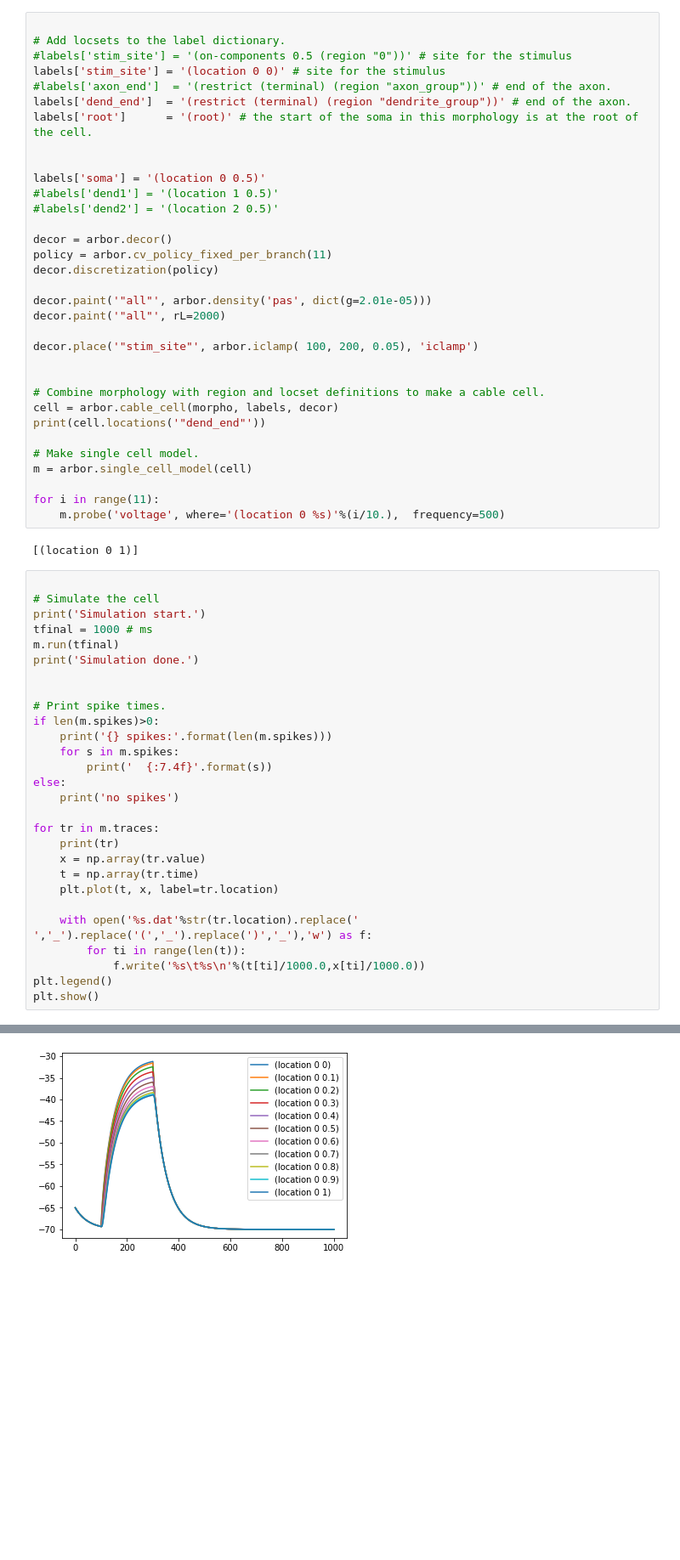
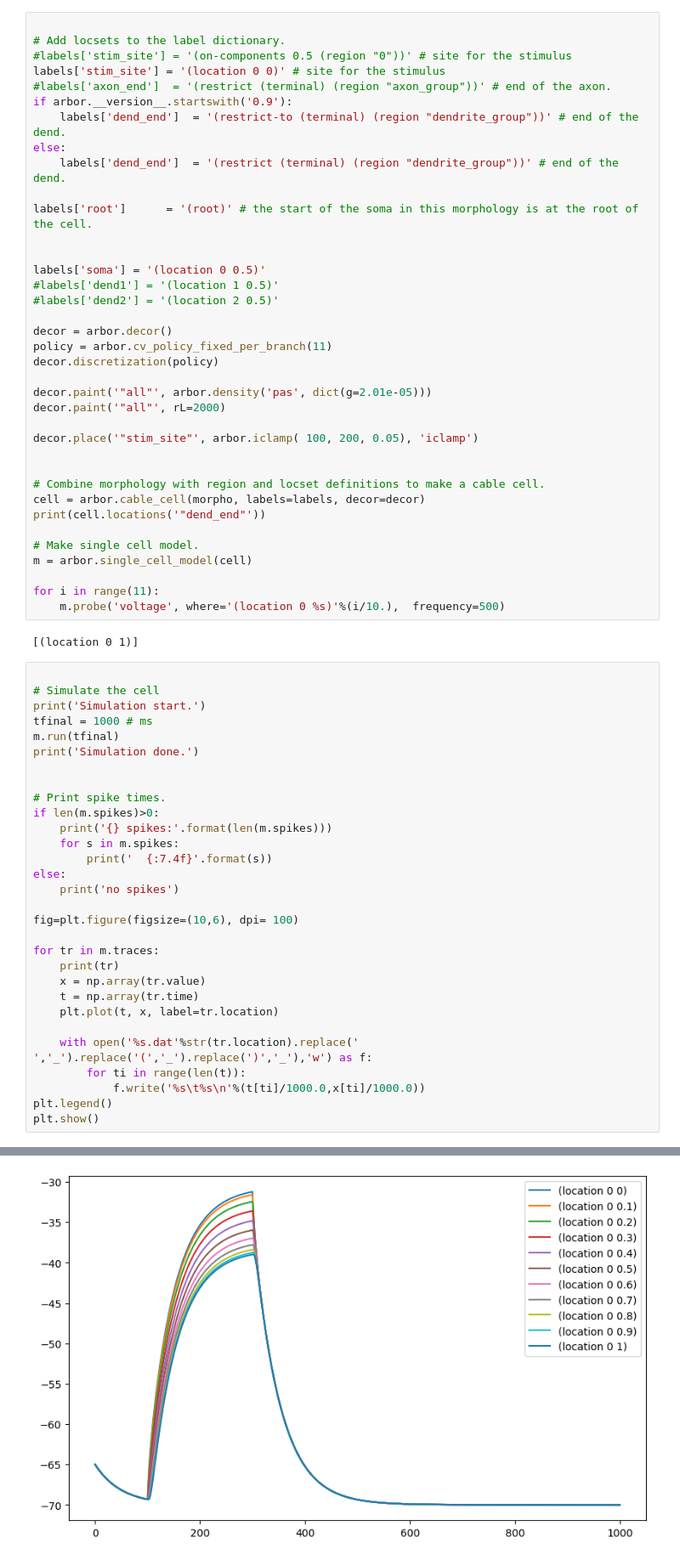
Before and after one commit to OpenSourceBrain/ArborShowcase, a Jupyter notebook: NeuroML2/test_arbor.ipynb, the cells around one changed output, grey strips where cells are left out. Shown at 85% size. Drawn from its saved outputs; the diff is of its cells as text; blank space fills up the shorter version.

```diff
--- a/NeuroML2/test_arbor.ipynb
+++ b/NeuroML2/test_arbor.ipynb
@@ -38,7 +38,11 @@ print(morpho_segments.regions)
 #labels['stim_site'] = '(on-components 0.5 (region "0"))' # site for the stimulus
 labels['stim_site'] = '(location 0 0)' # site for the stimulus
 #labels['axon_end']  = '(restrict (terminal) (region "axon_group"))' # end of the axon.
-labels['dend_end']  = '(restrict (terminal) (region "dendrite_group"))' # end of the axon.
+if arbor.__version__.startswith('0.9'):
+    labels['dend_end']  = '(restrict-to (terminal) (region "dendrite_group"))' # end of the dend.
+else:
+    labels['dend_end']  = '(restrict (terminal) (region "dendrite_group"))' # end of the dend.
+
 labels['root']      = '(root)' # the start of the soma in this morphology is at the root of the cell.
 
 
@@ -57,7 +61,7 @@ decor.place('"stim_site"', arbor.iclamp( 100, 200, 0.05), 'iclamp')
 
 
 # Combine morphology with region and locset definitions to make a cable cell.
-cell = arbor.cable_cell(morpho, labels, decor)
+cell = arbor.cable_cell(morpho, labels=labels, decor=decor)
 print(cell.locations('"dend_end"'))
 
 # Make single cell model.
@@ -83,31 +87,33 @@ if len(m.spikes)>0:
         print('  {:7.4f}'.format(s))
 else:
     print('no spikes')
 
+fig=plt.figure(figsize=(10,6), dpi= 100)
+
 for tr in m.traces:
     print(tr)
     x = np.array(tr.value)
     t = np.array(tr.time)
     plt.plot(t, x, label=tr.location)
 
     with open('%s.dat'%str(tr.location).replace(' ','_').replace('(','_').replace(')','_'),'w') as f:
         for ti in range(len(t)):
             f.write('%s\t%s\n'%(t[ti]/1000.0,x[ti]/1000.0))
 plt.legend()
 plt.show()
 # %% [output]
 Simulation start.
 Simulation done.
 no spikes
 (trace "voltage" (location 0 0))
 (trace "voltage" (location 0 0.1))
 (trace "voltage" (location 0 0.2))
 (trace "voltage" (location 0 0.3))
 (trace "voltage" (location 0 0.4))
 (trace "voltage" (location 0 0.5))
 (trace "voltage" (location 0 0.6))
 (trace "voltage" (location 0 0.7))
 (trace "voltage" (location 0 0.8))
 (trace "voltage" (location 0 0.9))
 (trace "voltage" (location 0 1))
-[figure, old version]
+[figure, new version]
```
Also changed, not shown: parts of 1 cell of this notebook, 2 other files.
